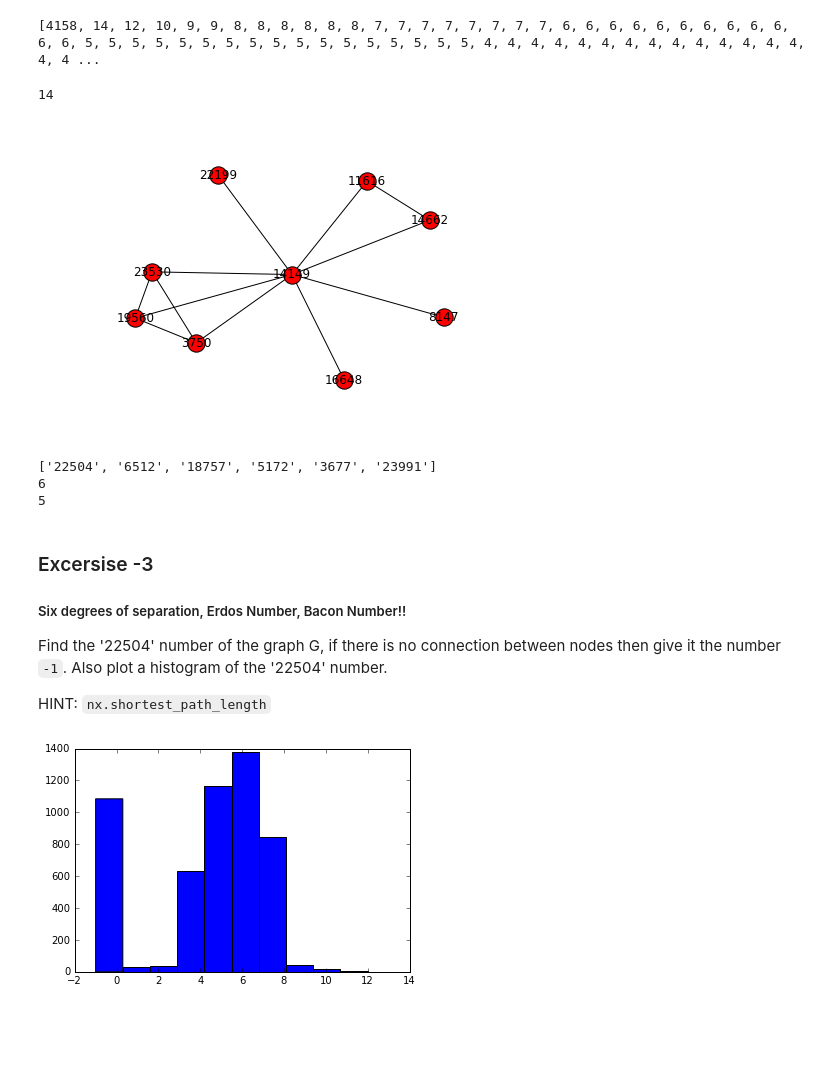
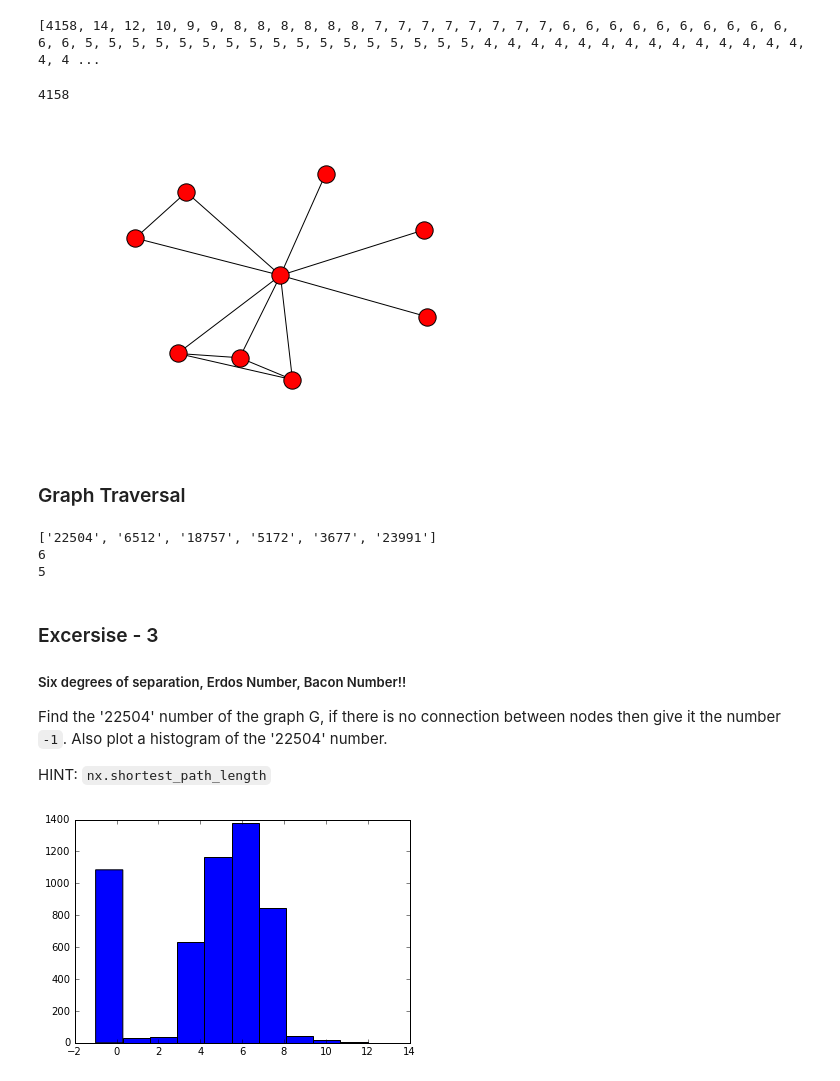
Before and after one commit to MridulS/euroscipy-networkx, a Jupyter notebook: Slides.ipynb, the cells around one changed output. Cells and saved outputs as stored; diff of their text form; code cells hidden in the pictures; blank space fills up the shorter version.

```diff
--- a/Slides.ipynb
+++ b/Slides.ipynb
@@ -187,9 +198,9 @@ Arxiv GR-QC (General Relativity and Quantum Cosmology) collaboration network is
 source: http://snap.stanford.edu/data/index.html#canets
 # %%
 import csv
-G = nx.Graph()
+authors_graph = nx.Graph()
 with open('CA-GrQc.txt', 'r') as f:
     reader = csv.reader(f, delimiter='\t')
     for row in reader:
-        G.add_edge(row[0], row[1])
+        authors_graph.add_edge(row[0], row[1])
 # %%
@@ -244,13 +297,15 @@ print [len(c) for c in sorted(nx.connected_components(G), key=len, reverse=True)
 # %% [output]
 [4158, 14, 12, 10, 9, 9, 8, 8, 8, 8, 8, 8, 7, 7, 7, 7, 7, 7, 7, 7, 6, 6, 6, 6, 6, 6, 6, 6, 6, 6, 6, 6, 5, 5, 5, 5, 5, 5, 5, 5, 5, 5, 5, 5, 5, 5, 5, 5, 5, 4, 4, 4, 4, 4, 4, 4, 4, 4, 4, 4, 4, 4, 4, 4, 4 ...
 # %%
-graphs = [c for c in sorted(nx.connected_component_subgraphs(G), key=len, reverse=True)]
+graphs = [c for c in sorted(nx.connected_component_subgraphs(authors_graph), key=len, reverse=True)]
 # %%
-len(graphs[1])
+len(graphs[0])
 # %% [output]
-14
+4158
 # %%
-nx.draw(graphs[5], with_labels=True)
+nx.draw(graphs[5])
 # %% [output]
-[figure, old version]
+[figure, new version]
+# %% [markdown]
+### Graph Traversal
 # %%
@@ -268,5 +321,5 @@ print nx.shortest_path_length(graphs[0], '22504', '23991')
 # %% [markdown]
-### Excersise -3
+### Excersise - 3
 ##### Six degrees of separation, Erdos Number, Bacon Number!!
 
 Find the '22504' number of the graph G, if there is no connection between nodes then give it the number `-1`.
```
Also changed, not shown: parts of 64 cells of this notebook, 4 other files.
